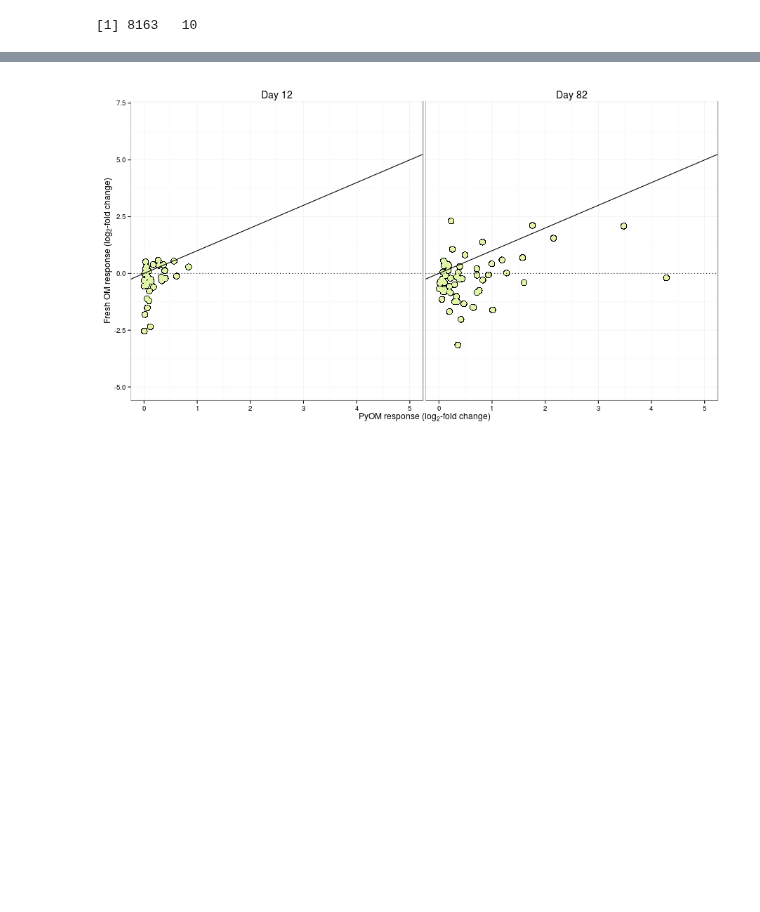
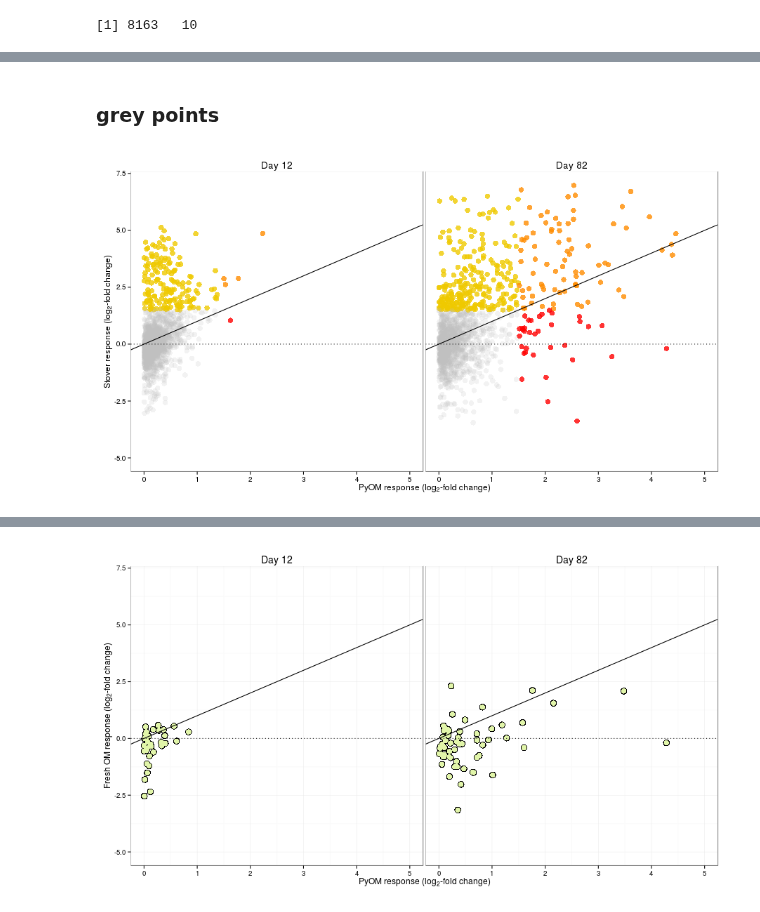
Before and after one commit to TheaWhitman/PyOM, a Jupyter notebook: manuscript_figures/Log2-fold_change_plots.ipynb, the cells around one changed output, grey strips where cells are left out. Drawn from its saved outputs; the diff is of its cells as text; code cells hidden in the pictures; blank space fills up the shorter version.

```diff
--- a/manuscript_figures/Log2-fold_change_plots.ipynb
+++ b/manuscript_figures/Log2-fold_change_plots.ipynb
@@ -132,0 +139,54 @@ p
+# %% [markdown]
+### grey points
+# %%
+%%R -h 500 -w 900
+#p = ggplot(d.plot, aes(x = `1`, y =`2`))
+D <- d.plot
+
+PyOMcutoff = 1.5
+Stovercutoff = 1.5
+Radialcutoff = 1.5
+
+D = D %>%
+    dplyr::mutate(RadialResponse=(PyOM^2+Stover^2)^0.5)%>%
+    #dplyr::mutate(PointAlpha=ifelse(RadialResponse>=Radialcutoff, 1 ,0))%>%
+    dplyr::mutate(PointAlpha=ifelse(PyOM>=PyOMcutoff | Stover>=Stovercutoff,1,0))%>%
+    dplyr::mutate(PointColour=ifelse(PyOM>=PyOMcutoff & Stover>=Stovercutoff,1,
+                                    ifelse(PyOM>PyOMcutoff,2,
+                                    ifelse(Stover>Stovercutoff,3,0))))
+
+D$PointColour=as.factor(D$PointColour)
+
+sums<-ddply(D,"Phylum",summarize,sum=length(Phylum))
+remove<-sums$Phylum[sums$sum<=mintaxa]
+D2<-D[!(D$Phylum %in% remove),]
+D2$Phylum<-factor(D2$Phylum)
+# Removing the rare phyla
+
+D2$DayName = ifelse(D2$Day==1,"Day 12",ifelse(D2$Day==2,"Day 82","Day 1"))
+p = ggplot(D2, aes(x = PyOM, y =Stover, colour=PointColour, alpha=PointAlpha))
+p = p + geom_point(size=3.5)
+p = p + geom_abline(slope = 1, intercept = 0)
+p = p + geom_abline(slope = 0, intercept = 0, linetype=3)
+
+p = p + facet_wrap(~DayName, ncol=2)
+p = p + scale_x_continuous(limits = c(0, 5)) + scale_y_continuous(limits = c(-5, 7))
+p = p + theme_bw() +
+  theme(
+    plot.background = element_rect(fill = "transparent", colour = NA)
+   ,panel.grid.major = element_blank()
+   ,panel.grid.minor = element_blank()
+    ,panel.background = element_rect(fill = "transparent",colour = NA)
+  ) +
+  theme(legend.position="bottom", strip.text.x = element_text(size=14),
+        strip.background = element_rect(colour="white", fill="white"))
+p = p + labs(x=expression(paste("PyOM response (", log[2],"-fold change)",sep="")), y=expression(paste("Stover response (", log[2],"-fold change)",sep="")))
+
+p = p + scale_colour_manual(values=c("grey","darkorange","red","gold2"), guide="none")
+p = p + scale_alpha_continuous(range = c(0.2, 0.8), guide = "none")
+
+ggsave(filename = "Log2FullPhylaShaded.pdf", plot = p, width=8, height = 4.5)
+
+p
+# %% [output]
+[figure, added]
```
Also changed, not shown: parts of 7 cells of this notebook, 7 other files.
